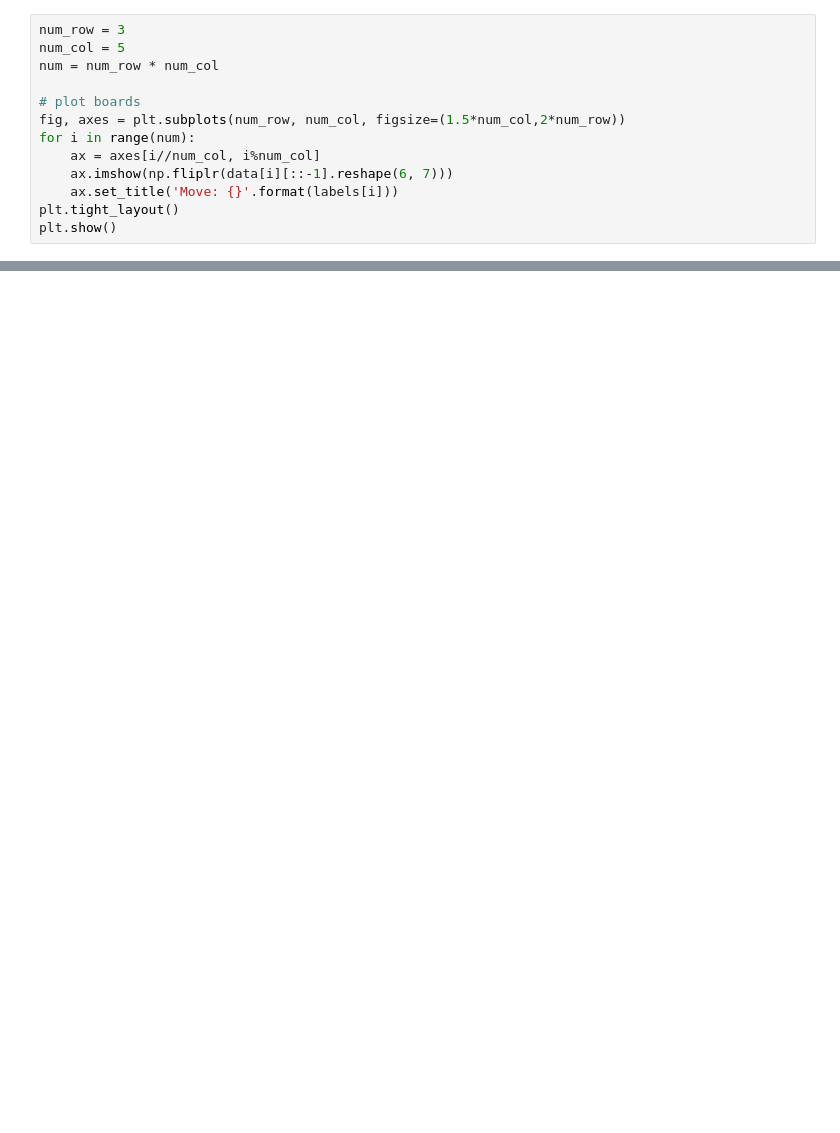
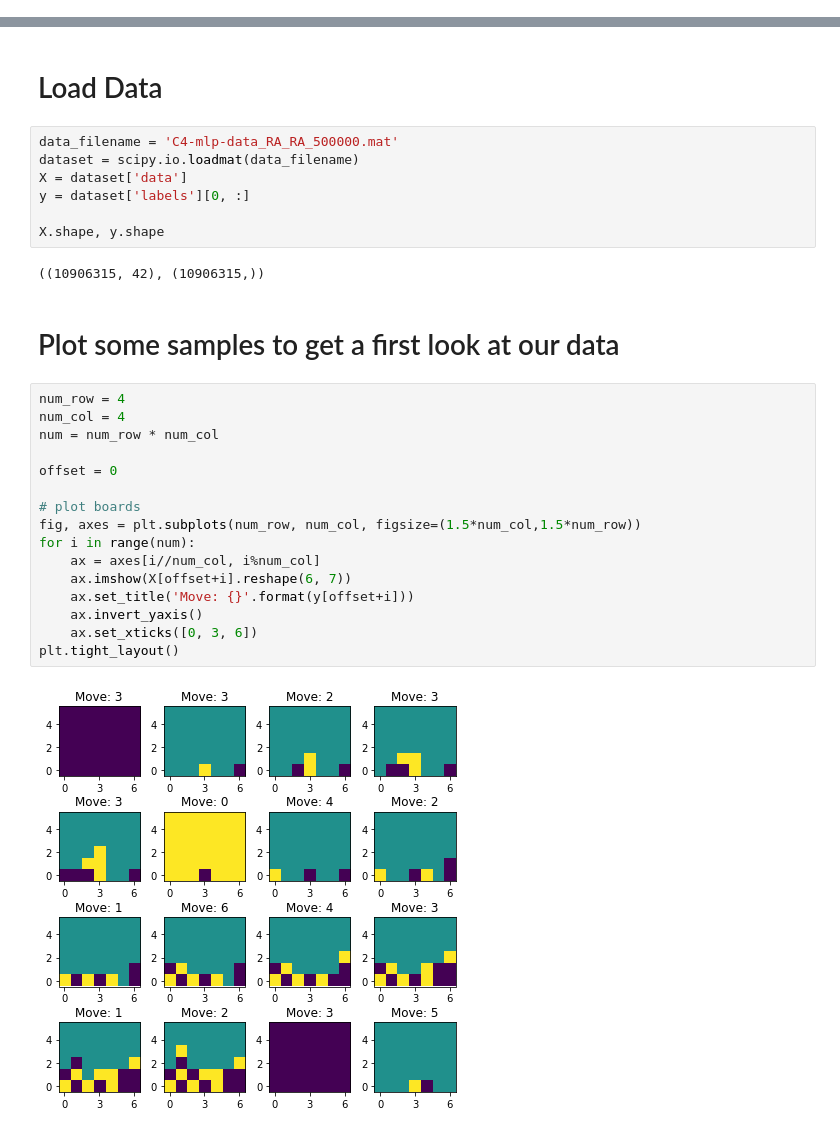
Before and after one commit to nicokestel/Connect4, a Jupyter notebook: agents/agent_mlp/mlp_training/MLP_agent_training.ipynb, the cells around one changed output, grey strips where cells are left out. Drawn from its saved outputs; the diff is of its cells as text; blank space fills up the shorter version.

```diff
--- a/agents/agent_mlp/mlp_training/MLP_agent_training.ipynb
+++ b/agents/agent_mlp/mlp_training/MLP_agent_training.ipynb
@@ -45,13 +0,0 @@ data.shape, labels.shape
-# %%
-num_row = 3
-num_col = 5
-num = num_row * num_col
-
-# plot boards
-fig, axes = plt.subplots(num_row, num_col, figsize=(1.5*num_col,2*num_row))
-for i in range(num):
-    ax = axes[i//num_col, i%num_col]
-    ax.imshow(np.fliplr(data[i][::-1].reshape(6, 7)))
-    ax.set_title('Move: {}'.format(labels[i]))
-plt.tight_layout()
-plt.show()
@@ -79,0 +14,31 @@ moves_per_game
+# %% [markdown]
+# Load Data
+# %%
+data_filename = 'C4-mlp-data_RA_RA_500000.mat'
+dataset = scipy.io.loadmat(data_filename)
+X = dataset['data']
+y = dataset['labels'][0, :]
+
+X.shape, y.shape
+# %% [output]
+((10906315, 42), (10906315,))
+# %% [markdown]
+# Plot some samples to get a first look at our data
+# %%
+num_row = 4
+num_col = 4
+num = num_row * num_col
+
+offset = 0
+
+# plot boards
+fig, axes = plt.subplots(num_row, num_col, figsize=(1.5*num_col,1.5*num_row))
+for i in range(num):
+    ax = axes[i//num_col, i%num_col]
+    ax.imshow(X[offset+i].reshape(6, 7))
+    ax.set_title('Move: {}'.format(y[offset+i]))
+    ax.invert_yaxis()
+    ax.set_xticks([0, 3, 6])
+plt.tight_layout()
+# %% [output]
+[figure, added]
```
Also changed, not shown: parts of 40 cells of this notebook.
